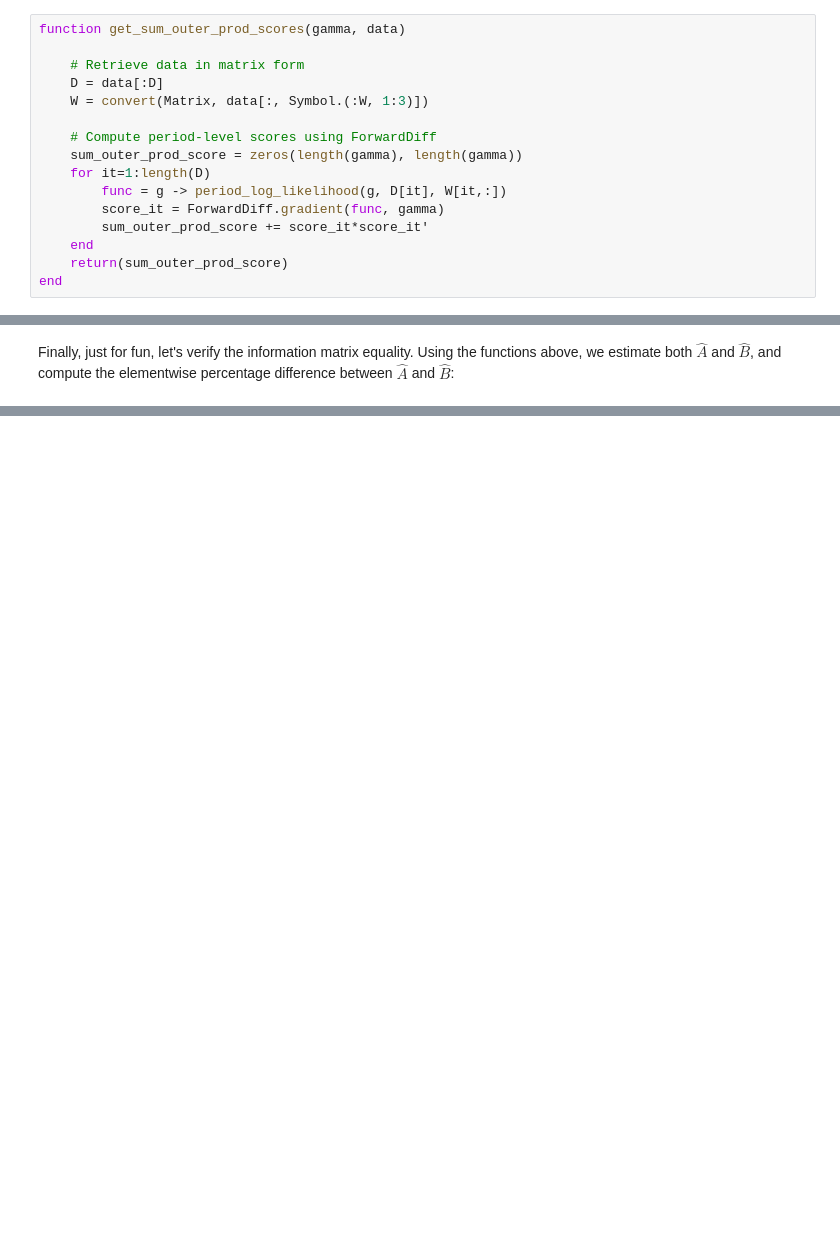
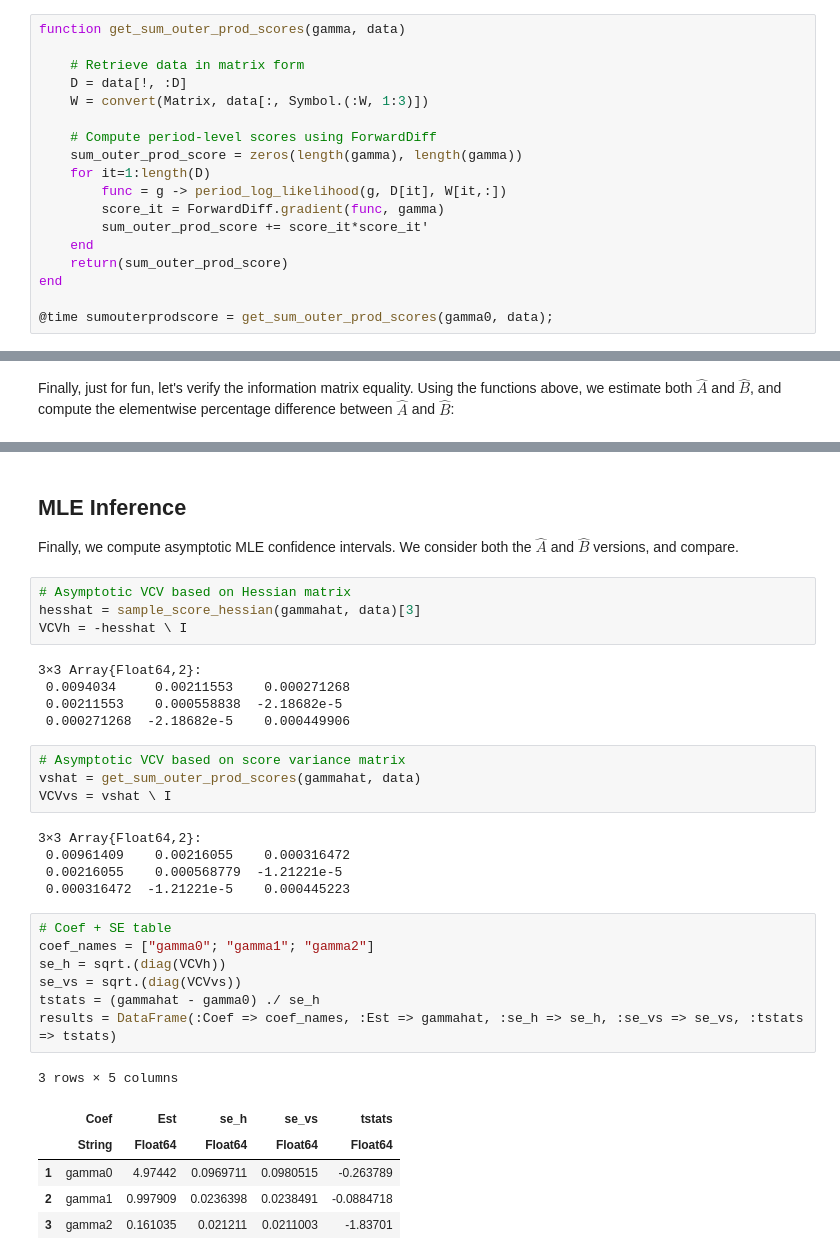
Before and after one commit to gentryml/MyopicMechanic, a Jupyter notebook: Myopic Mechanic.ipynb, the cells around one changed output, grey strips where cells are left out. Cells and saved outputs as stored; diff of their text form; blank space fills up the shorter version.

```diff
--- a/Myopic Mechanic.ipynb
+++ b/Myopic Mechanic.ipynb
@@ -342,7 +345,7 @@ In practice, we simply compute a non-normalized sum of outer products; we normal
 function get_sum_outer_prod_scores(gamma, data)
 
     # Retrieve data in matrix form
-    D = data[:D]
+    D = data[!, :D]
     W = convert(Matrix, data[:, Symbol.(:W, 1:3)])
 
     # Compute period-level scores using ForwardDiff
@@ -354,4 +357,6 @@ function get_sum_outer_prod_scores(gamma, data)
     end
     return(sum_outer_prod_score)
 end
+
+@time sumouterprodscore = get_sum_outer_prod_scores(gamma0, data);
 # %% [output]
@@ -504,0 +536,36 @@ Hessian is not negative definite! Falling back on BHHH.
+# %% [markdown]
+## MLE Inference
+
+Finally, we compute asymptotic MLE confidence intervals. We consider both the $\hat{A}$ and $\hat{B}$ versions, and compare.
+# %%
+# Asymptotic VCV based on Hessian matrix
+hesshat = sample_score_hessian(gammahat, data)[3]
+VCVh = -hesshat \ I
+# %% [output]
+3×3 Array{Float64,2}:
+ 0.0094034     0.00211553    0.000271268
+ 0.00211553    0.000558838  -2.18682e-5
+ 0.000271268  -2.18682e-5    0.000449906
+# %%
+# Asymptotic VCV based on score variance matrix
+vshat = get_sum_outer_prod_scores(gammahat, data)
+VCVvs = vshat \ I
+# %% [output]
+3×3 Array{Float64,2}:
+ 0.00961409    0.00216055    0.000316472
+ 0.00216055    0.000568779  -1.21221e-5
+ 0.000316472  -1.21221e-5    0.000445223
+# %%
+# Coef + SE table
+coef_names = ["gamma0"; "gamma1"; "gamma2"]
+se_h = sqrt.(diag(VCVh))
+se_vs = sqrt.(diag(VCVvs))
+tstats = (gammahat - gamma0) ./ se_h
+results = DataFrame(:Coef => coef_names, :Est => gammahat, :se_h => se_h, :se_vs => se_vs, :tstats => tstats)
+# %% [output]
+3 rows × 5 columns
+|  | Coef | Est | se_h | se_vs | tstats |
+|  | String | Float64 | Float64 | Float64 | Float64 |
+| 1 | gamma0 | 4.97442 | 0.0969711 | 0.0980515 | -0.263789 |
+| 2 | gamma1 | 0.997909 | 0.0236398 | 0.0238491 | -0.0884718 |
+| 3 | gamma2 | 0.161035 | 0.021211 | 0.0211003 | -1.83701 |
```
Also changed, not shown: parts of 14 cells of this notebook.
